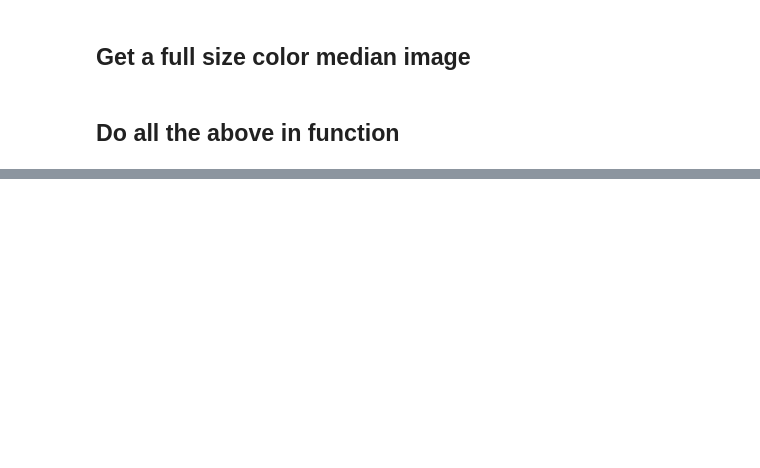
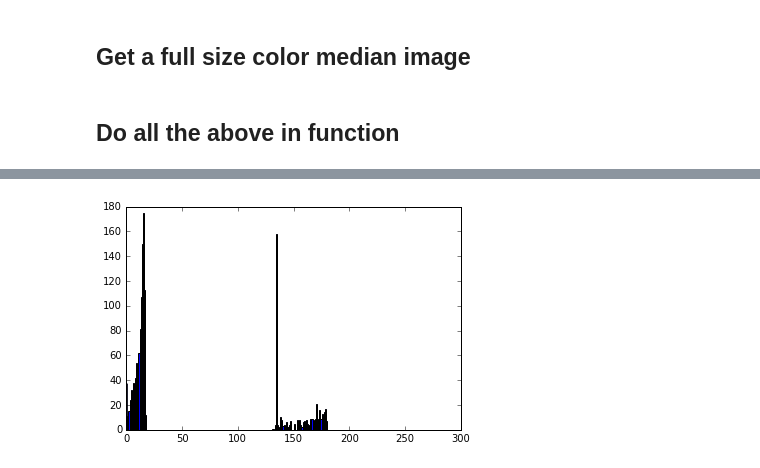
Before and after one commit to florisvb/indi_tracker, a Jupyter notebook: indi_tracker_analysis/examples_for_find_flies_in_image_directory.ipynb, the cells around one changed output, grey strips where cells are left out. Drawn from its saved outputs; the diff is of its cells as text; code cells hidden in the pictures; blank space fills up the shorter version.

```diff
--- a/indi_tracker_analysis/examples_for_find_flies_in_image_directory.ipynb
+++ b/indi_tracker_analysis/examples_for_find_flies_in_image_directory.ipynb
@@ -84,0 +102,6 @@ flyimg = show_rois_for_image(350, directory, file_list, median)
+# %%
+fig = plt.figure()
+ax = fig.add_subplot(111)
+h = ax.hist( np.ravel(hsv[:,:,0]), bins=np.arange(0,255))
+# %% [output]
+[figure, added]
```
Also changed, not shown: parts of 13 cells of this notebook.
